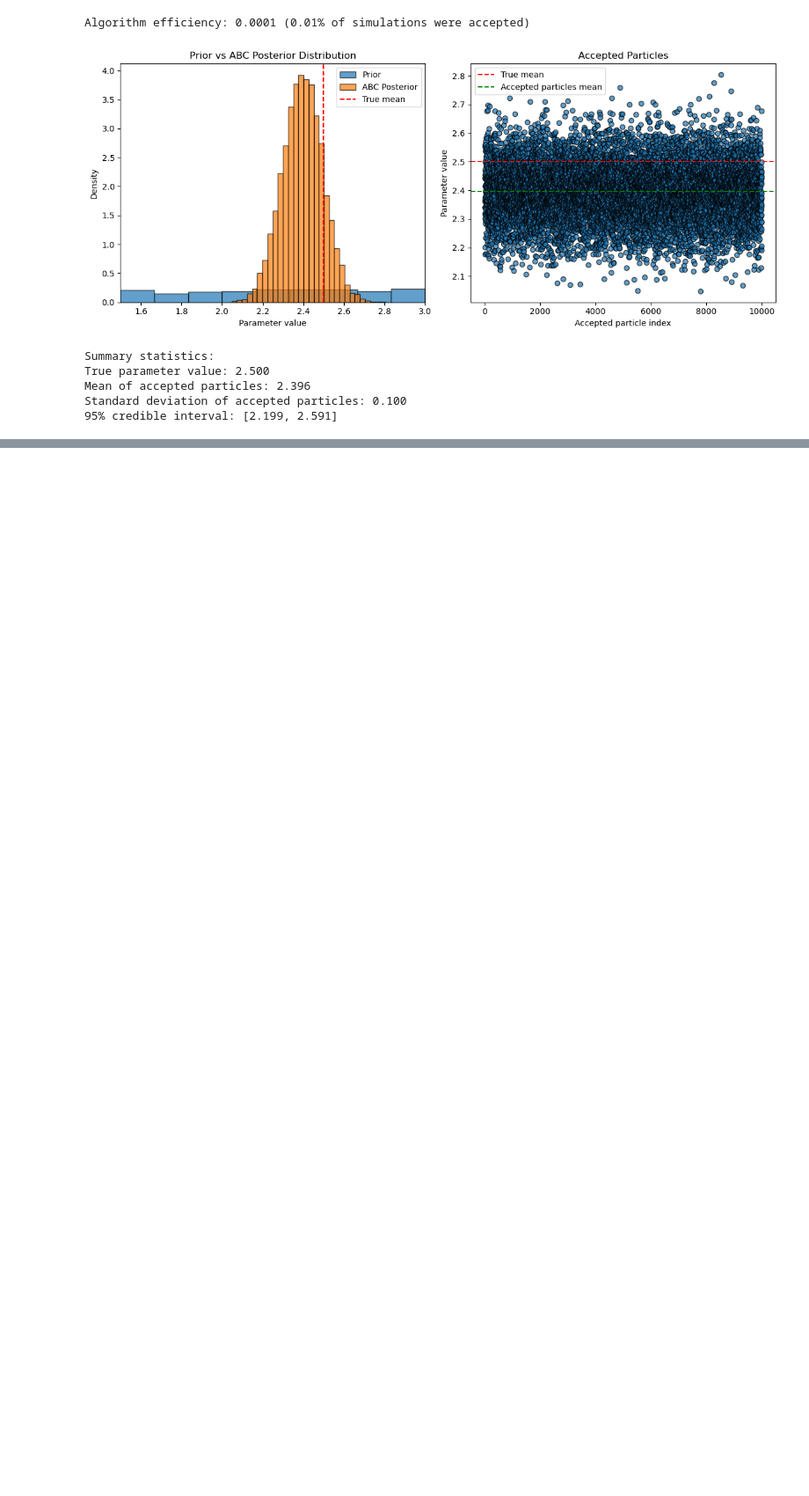
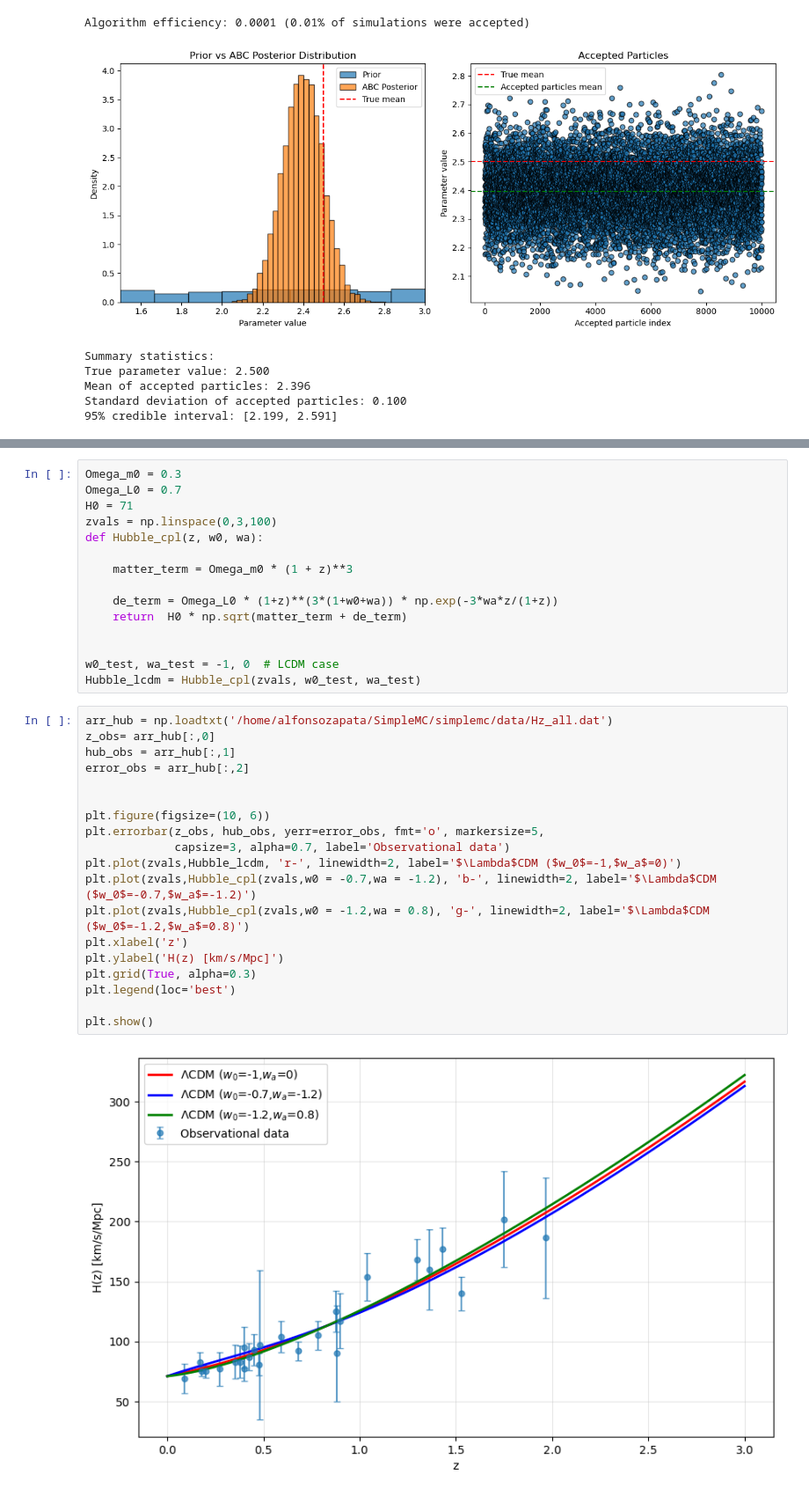
Before and after one commit to mazapataa/sbi-basic, a Jupyter notebook: tutorial_1.ipynb, the cells around one changed output, grey strips where cells are left out. Shown at 88% size. Cells and saved outputs as stored; diff of their text form; blank space fills up the shorter version.

```diff
--- a/tutorial_1.ipynb
+++ b/tutorial_1.ipynb
@@ -278,0 +316,36 @@ Standard deviation of accepted particles: 0.100
+# %%
+Omega_m0 = 0.3
+Omega_L0 = 0.7
+H0 = 71
+zvals = np.linspace(0,3,100)
+def Hubble_cpl(z, w0, wa):
+
+    matter_term = Omega_m0 * (1 + z)**3
+
+    de_term = Omega_L0 * (1+z)**(3*(1+w0+wa)) * np.exp(-3*wa*z/(1+z))
+    return  H0 * np.sqrt(matter_term + de_term)
+
+
+w0_test, wa_test = -1, 0  # LCDM case
+Hubble_lcdm = Hubble_cpl(zvals, w0_test, wa_test)
+# %%
+arr_hub = np.loadtxt('/home/alfonsozapata/SimpleMC/simplemc/data/Hz_all.dat')
+z_obs= arr_hub[:,0]
+hub_obs = arr_hub[:,1]
+error_obs = arr_hub[:,2]
+
+
+plt.figure(figsize=(10, 6))
+plt.errorbar(z_obs, hub_obs, yerr=error_obs, fmt='o', markersize=5,
+             capsize=3, alpha=0.7, label='Observational data')
+plt.plot(zvals,Hubble_lcdm, 'r-', linewidth=2, label='$\Lambda$CDM ($w_0$=-1,$w_a$=0)')
+plt.plot(zvals,Hubble_cpl(zvals,w0 = -0.7,wa = -1.2), 'b-', linewidth=2, label='$\Lambda$CDM ($w_0$=-0.7,$w_a$=-1.2)')
+plt.plot(zvals,Hubble_cpl(zvals,w0 = -1.2,wa = 0.8), 'g-', linewidth=2, label='$\Lambda$CDM ($w_0$=-1.2,$w_a$=0.8)')
+plt.xlabel('z')
+plt.ylabel('H(z) [km/s/Mpc]')
+plt.grid(True, alpha=0.3)
+plt.legend(loc='best')
+
+plt.show()
+# %% [output]
+[figure, added]
```
Also changed, not shown: parts of 8 cells of this notebook.
